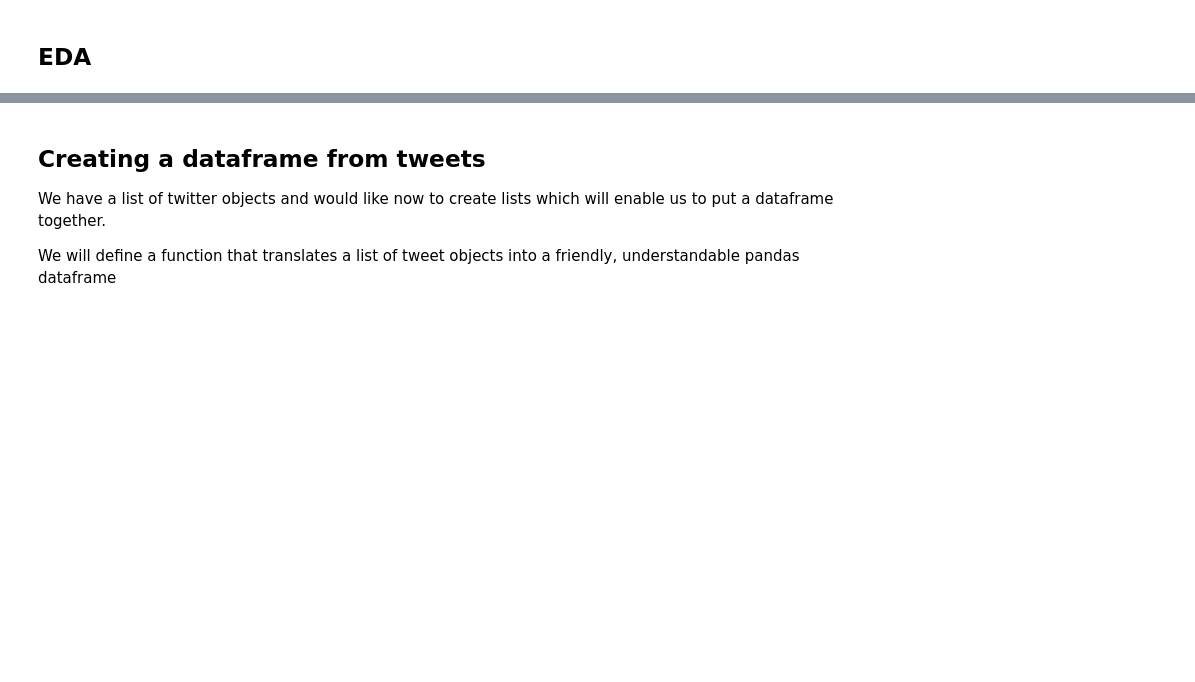
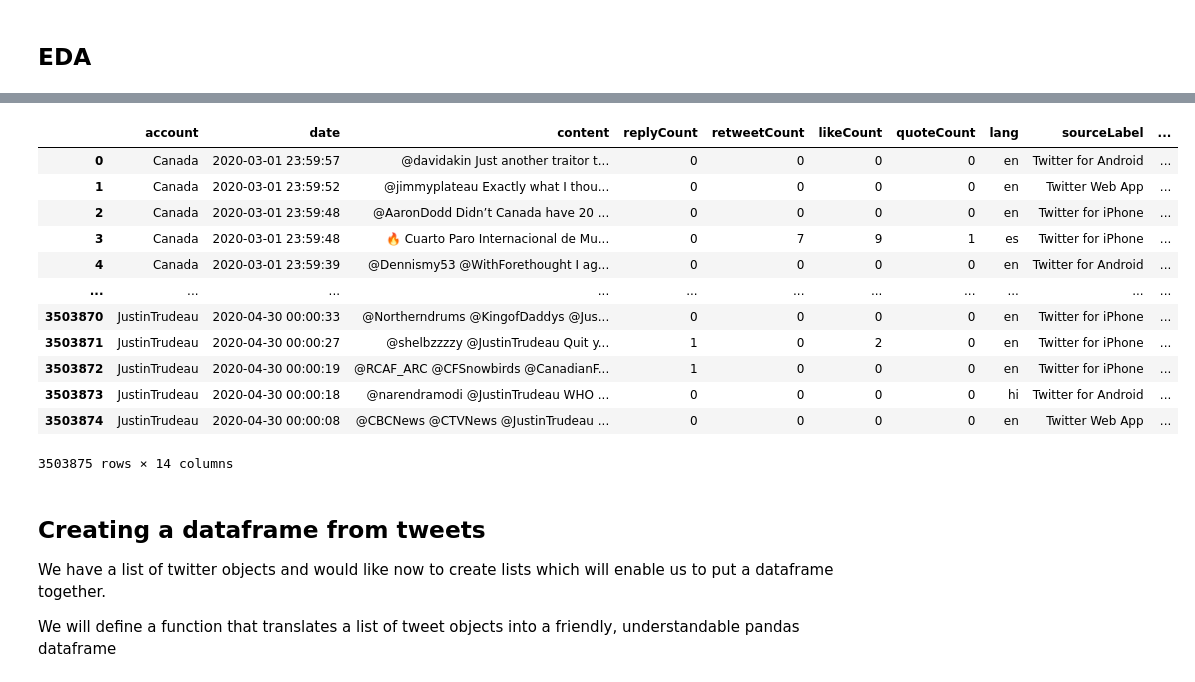
Before and after one commit to vcuspinera/Canada_response_covid, a Jupyter notebook: src/twitter-search_v3_snscrape.ipynb, the cells around one changed output, grey strips where cells are left out. Saved outputs shown, nothing was run; the diff lists cells and outputs as text; code cells hidden in the pictures; blank space fills up the shorter version.

```diff
--- a/src/twitter-search_v3_snscrape.ipynb
+++ b/src/twitter-search_v3_snscrape.ipynb
@@ -346,3 +347,8 @@ Number of tweets by Languages:
 | 4 | pt | Portuguese | 48713 |
 # %% [markdown]
 ## EDA
+# %%
+%%time
+
+# add column with day
+df_tot['day'] = [df_tot['date'][i].strftime("%Y-%m-%d") for i in range(len(df_tot))]
@@ -349,3 +409,19 @@ Number of tweets by Languages:
+# %%
+df_tot
+# %% [output]
+|  | account | date | content | replyCount | retweetCount | likeCount | quoteCount | lang | sourceLabel | ... |
+| 0 | Canada | 2020-03-01 23:59:57 | @davidakin Just another traitor t... | 0 | 0 | 0 | 0 | en | Twitter for Android | ... |
+| 1 | Canada | 2020-03-01 23:59:52 | @jimmyplateau Exactly what I thou... | 0 | 0 | 0 | 0 | en | Twitter Web App | ... |
+| 2 | Canada | 2020-03-01 23:59:48 | @AaronDodd Didn’t Canada have 20 ... | 0 | 0 | 0 | 0 | en | Twitter for iPhone | ... |
+| 3 | Canada | 2020-03-01 23:59:48 | 🔥 Cuarto Paro Internacional de Mu... | 0 | 7 | 9 | 1 | es | Twitter for iPhone | ... |
+| 4 | Canada | 2020-03-01 23:59:39 | @Dennismy53 @WithForethought I ag... | 0 | 0 | 0 | 0 | en | Twitter for Android | ... |
+| ... | ... | ... | ... | ... | ... | ... | ... | ... | ... | ... |
+| 3503870 | JustinTrudeau | 2020-04-30 00:00:33 | @Northerndrums @KingofDaddys @Jus... | 0 | 0 | 0 | 0 | en | Twitter for iPhone | ... |
+| 3503871 | JustinTrudeau | 2020-04-30 00:00:27 | @shelbzzzzy @JustinTrudeau Quit y... | 1 | 0 | 2 | 0 | en | Twitter for iPhone | ... |
+| 3503872 | JustinTrudeau | 2020-04-30 00:00:19 | @RCAF_ARC @CFSnowbirds @CanadianF... | 1 | 0 | 0 | 0 | en | Twitter for iPhone | ... |
+| 3503873 | JustinTrudeau | 2020-04-30 00:00:18 | @narendramodi @JustinTrudeau WHO ... | 0 | 0 | 0 | 0 | hi | Twitter for Android | ... |
+| 3503874 | JustinTrudeau | 2020-04-30 00:00:08 | @CBCNews @CTVNews @JustinTrudeau ... | 0 | 0 | 0 | 0 | en | Twitter Web App | ... |
+3503875 rows × 14 columns
 # %% [markdown]
 ## Creating a dataframe from tweets
 
```
Also changed, not shown: parts of 6 cells of this notebook.
